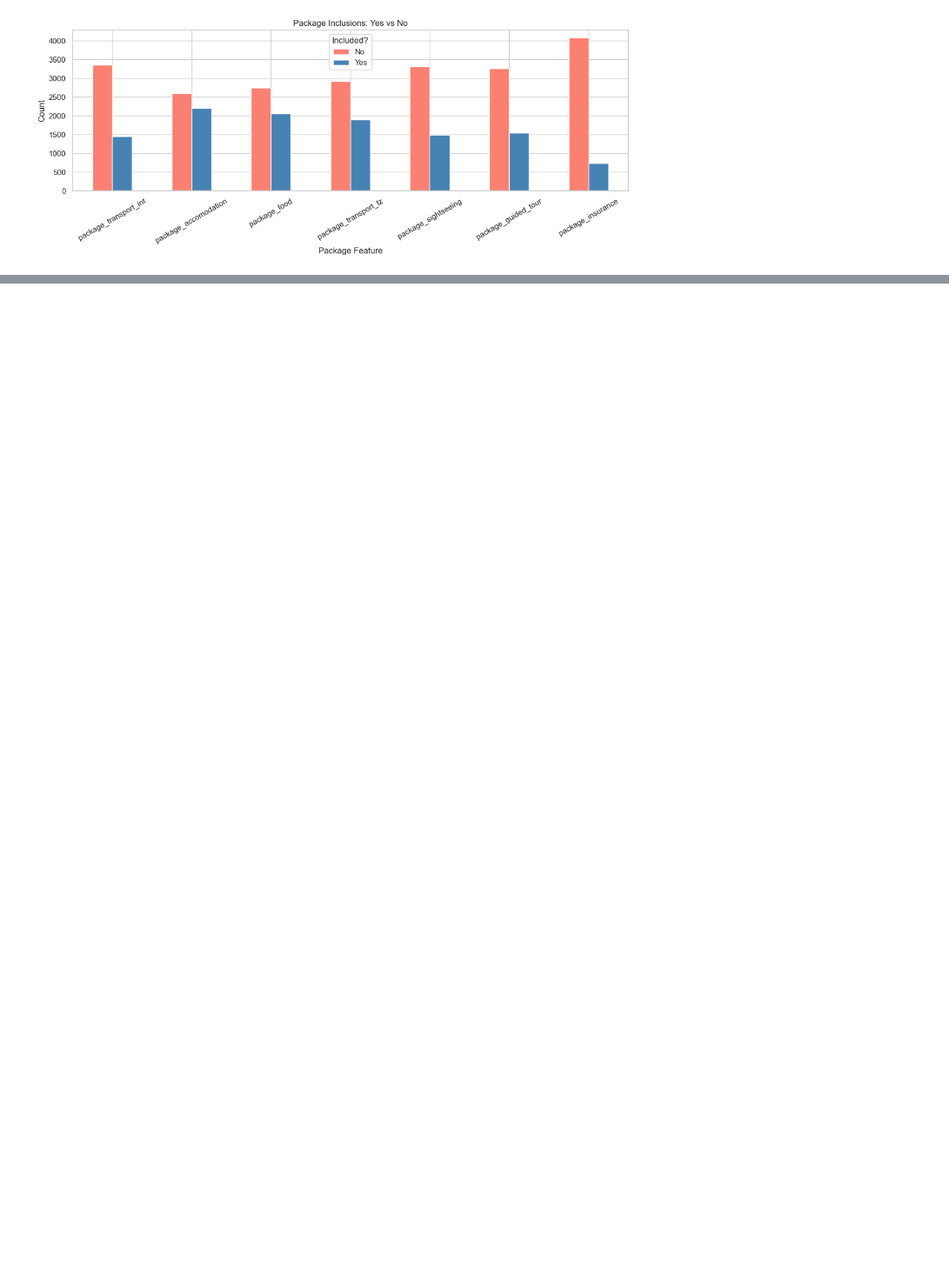
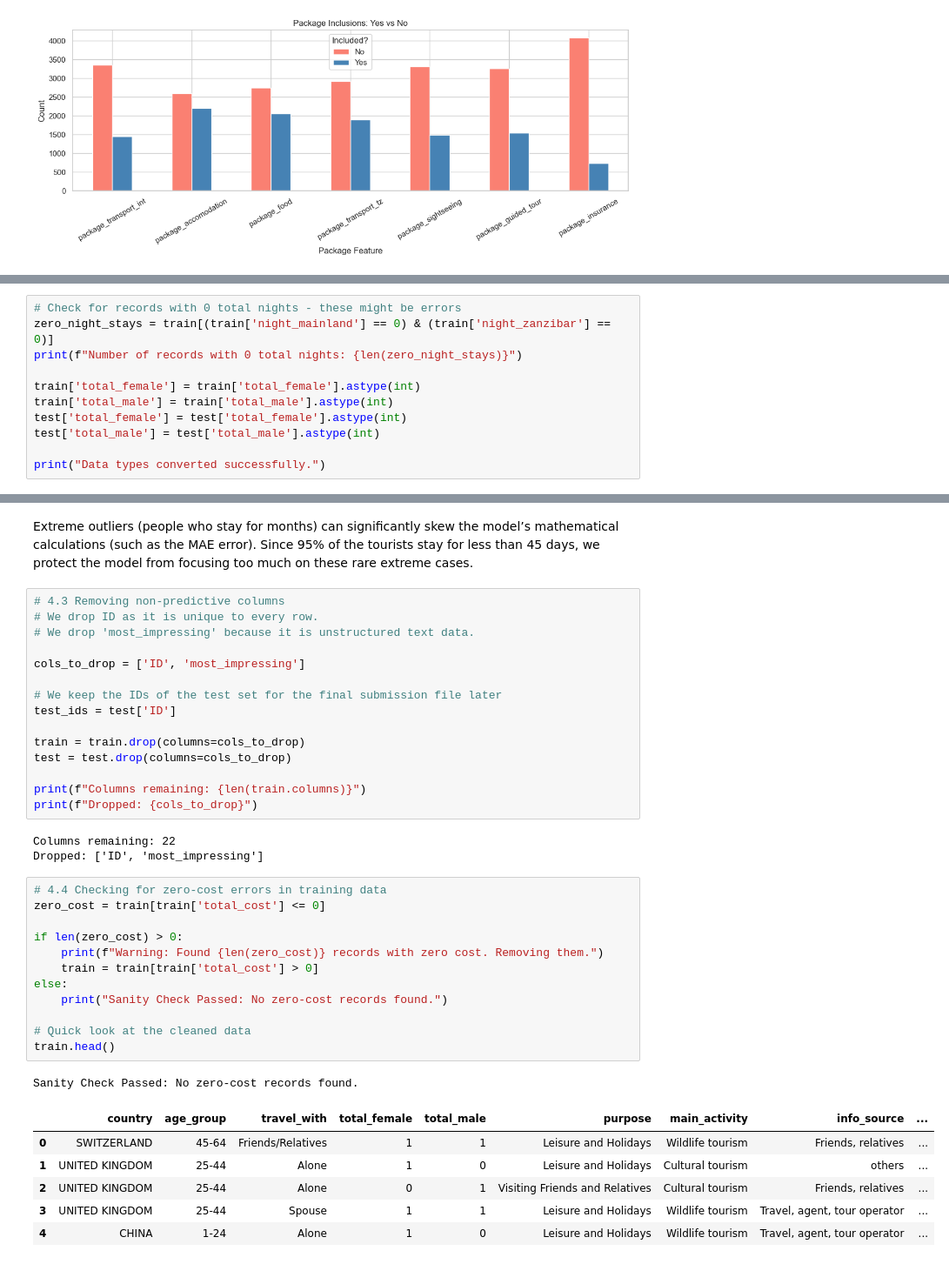
Before and after one commit to lange-chris/machine_learning_project, a Jupyter notebook: Tanzania_Tourism_Prediction_chris.ipynb, the cells around one changed output, grey strips where cells are left out. Shown at 87% size. Drawn from its saved outputs; the diff is of its cells as text; blank space fills up the shorter version.

```diff
--- a/Tanzania_Tourism_Prediction_chris.ipynb
+++ b/Tanzania_Tourism_Prediction_chris.ipynb
@@ -307,0 +359,11 @@ plt.show()
+# %%
+# Check for records with 0 total nights - these might be errors
+zero_night_stays = train[(train['night_mainland'] == 0) & (train['night_zanzibar'] == 0)]
+print(f"Number of records with 0 total nights: {len(zero_night_stays)}")
+
+train['total_female'] = train['total_female'].astype(int)
+train['total_male'] = train['total_male'].astype(int)
+test['total_female'] = test['total_female'].astype(int)
+test['total_male'] = test['total_male'].astype(int)
+
+print("Data types converted successfully.")
@@ -307,0 +460,40 @@ plt.show()
+# %% [markdown]
+Extreme outliers (people who stay for months) can significantly skew the model’s mathematical calculations (such as the MAE error). Since 95% of the tourists stay for less than 45 days, we protect the model from focusing too much on these rare extreme cases.
+# %%
+# 4.3 Removing non-predictive columns
+# We drop ID as it is unique to every row.
+# We drop 'most_impressing' because it is unstructured text data.
+
+cols_to_drop = ['ID', 'most_impressing']
+
+# We keep the IDs of the test set for the final submission file later
+test_ids = test['ID']
+
+train = train.drop(columns=cols_to_drop)
+test = test.drop(columns=cols_to_drop)
+
+print(f"Columns remaining: {len(train.columns)}")
+print(f"Dropped: {cols_to_drop}")
+# %% [output]
+Columns remaining: 22
+Dropped: ['ID', 'most_impressing']
+# %%
+# 4.4 Checking for zero-cost errors in training data
+zero_cost = train[train['total_cost'] <= 0]
+
+if len(zero_cost) > 0:
+    print(f"Warning: Found {len(zero_cost)} records with zero cost. Removing them.")
+    train = train[train['total_cost'] > 0]
+else:
+    print("Sanity Check Passed: No zero-cost records found.")
+
+# Quick look at the cleaned data
+train.head()
+# %% [output]
+Sanity Check Passed: No zero-cost records found.
+|  | country | age_group | travel_with | total_female | total_male | purpose | main_activity | info_source | ... |
+| 0 | SWITZERLAND | 45-64 | Friends/Relatives | 1 | 1 | Leisure and Holidays | Wildlife tourism | Friends, relatives | ... |
+| 1 | UNITED KINGDOM | 25-44 | Alone | 1 | 0 | Leisure and Holidays | Cultural tourism | others | ... |
+| 2 | UNITED KINGDOM | 25-44 | Alone | 0 | 1 | Visiting Friends and Relatives | Cultural tourism | Friends, relatives | ... |
+| 3 | UNITED KINGDOM | 25-44 | Spouse | 1 | 1 | Leisure and Holidays | Wildlife tourism | Travel, agent, tour operator | ... |
+| 4 | CHINA | 1-24 | Alone | 1 | 0 | Leisure and Holidays | Wildlife tourism | Travel, agent, tour operator | ... |
```
Also changed, not shown: parts of 23 cells of this notebook.
